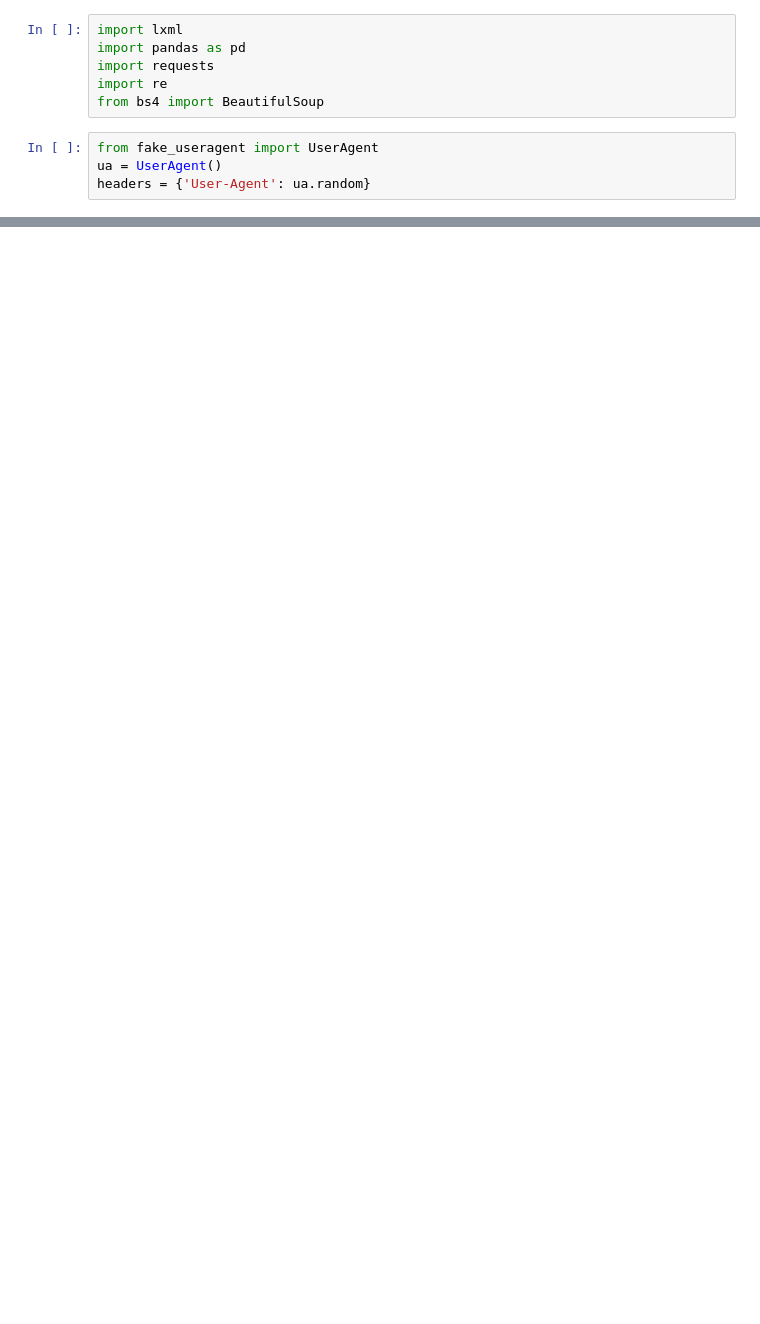
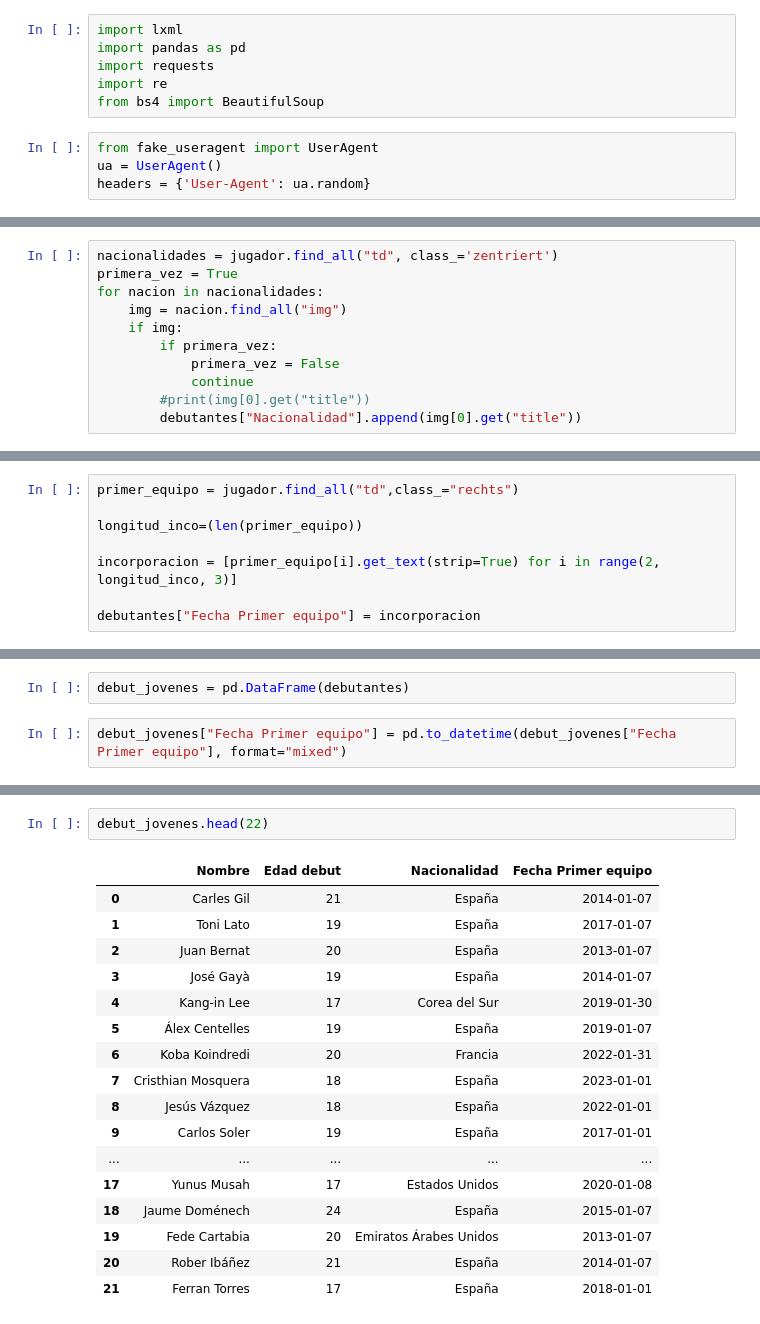
Before and after one commit to RaulSoler/ONLINE_DS_THEBRIDGE_RAULSOLER, a Jupyter notebook: Proyecto EDA/LIMGOHOME/Scrappingdata/Debutantes.ipynb, the cells around one changed output, grey strips where cells are left out. Saved outputs shown, nothing was run; the diff lists cells and outputs as text; blank space fills up the shorter version.

```diff
--- a/Proyecto EDA/LIMGOHOME/Scrappingdata/Debutantes.ipynb
+++ b/Proyecto EDA/LIMGOHOME/Scrappingdata/Debutantes.ipynb
@@ -140,0 +37,11 @@ For example, when doing 'df[col].method(value, inplace=True)', try using 'df.met
+# %%
+nacionalidades = jugador.find_all("td", class_='zentriert')
+primera_vez = True
+for nacion in nacionalidades:
+    img = nacion.find_all("img")
+    if img:
+        if primera_vez:
+            primera_vez = False
+            continue
+        #print(img[0].get("title"))
+        debutantes["Nacionalidad"].append(img[0].get("title"))
@@ -140,0 +68,8 @@ For example, when doing 'df[col].method(value, inplace=True)', try using 'df.met
+# %%
+primer_equipo = jugador.find_all("td",class_="rechts")
+
+longitud_inco=(len(primer_equipo))
+
+incorporacion = [primer_equipo[i].get_text(strip=True) for i in range(2, longitud_inco, 3)]
+
+debutantes["Fecha Primer equipo"] = incorporacion
@@ -140,0 +96,4 @@ For example, when doing 'df[col].method(value, inplace=True)', try using 'df.met
+# %%
+debut_jovenes = pd.DataFrame(debutantes)
+# %%
+debut_jovenes["Fecha Primer equipo"] = pd.to_datetime(debut_jovenes["Fecha Primer equipo"], format="mixed")
@@ -140,0 +114,20 @@ For example, when doing 'df[col].method(value, inplace=True)', try using 'df.met
+# %%
+debut_jovenes.head(22)
+# %% [output]
+|  | Nombre | Edad debut | Nacionalidad | Fecha Primer equipo |
+| 0 | Carles Gil | 21 | España | 2014-01-07 |
+| 1 | Toni Lato | 19 | España | 2017-01-07 |
+| 2 | Juan Bernat | 20 | España | 2013-01-07 |
+| 3 | José Gayà | 19 | España | 2014-01-07 |
+| 4 | Kang-in Lee | 17 | Corea del Sur | 2019-01-30 |
+| 5 | Álex Centelles | 19 | España | 2019-01-07 |
+| 6 | Koba Koindredi | 20 | Francia | 2022-01-31 |
+| 7 | Cristhian Mosquera | 18 | España | 2023-01-01 |
+| 8 | Jesús Vázquez | 18 | España | 2022-01-01 |
+| 9 | Carlos Soler | 19 | España | 2017-01-01 |
+| ... | ... | ... | ... | ... |
+| 17 | Yunus Musah | 17 | Estados Unidos | 2020-01-08 |
+| 18 | Jaume Doménech | 24 | España | 2015-01-07 |
+| 19 | Fede Cartabia | 20 | Emiratos Árabes Unidos | 2013-01-07 |
+| 20 | Rober Ibáñez | 21 | España | 2014-01-07 |
+| 21 | Ferran Torres | 17 | España | 2018-01-01 |
```
Also changed, not shown: parts of 34 cells of this notebook, 31 other files.
